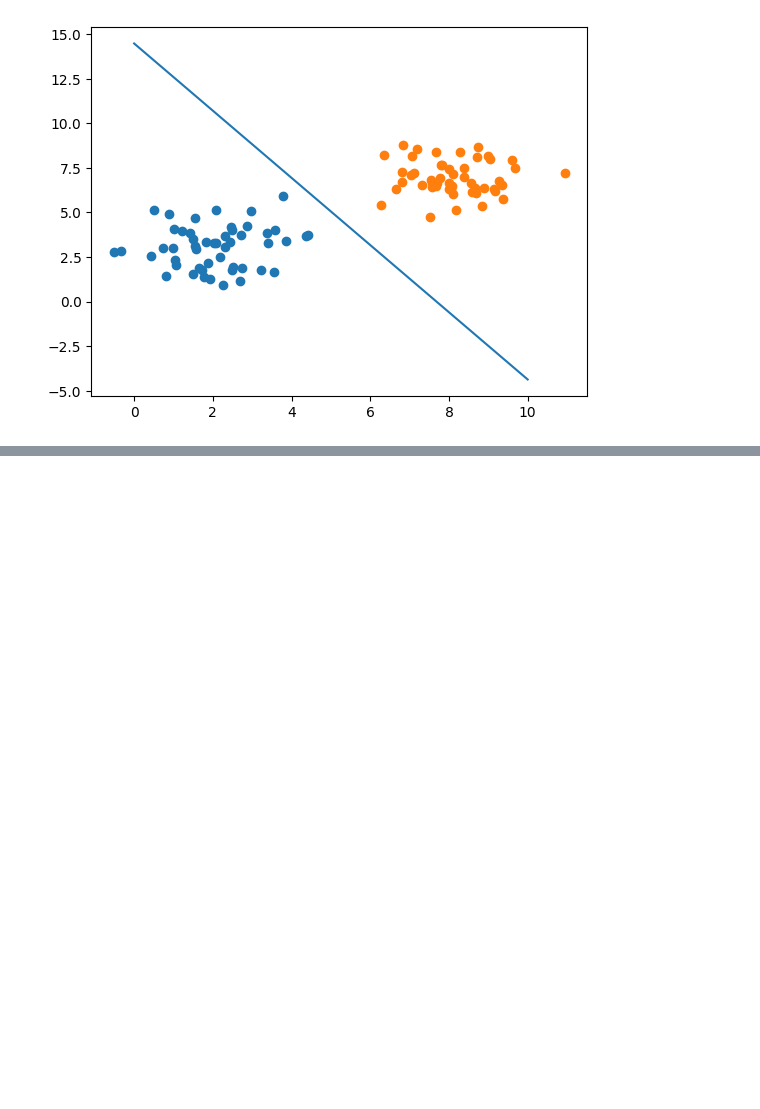
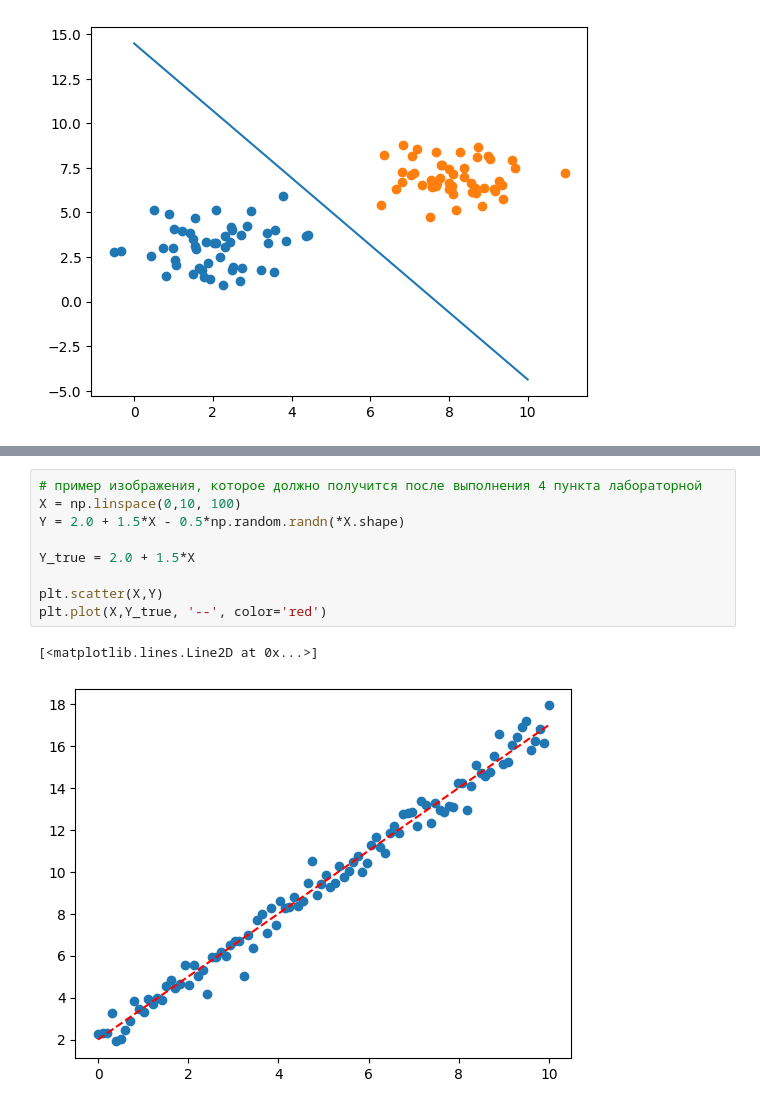
Before and after one commit to roman0810/AI-intro, a Jupyter notebook: lab2/lab2.ipynb, the cells around one changed output, grey strips where cells are left out. Saved outputs shown, nothing was run; the diff lists cells and outputs as text; blank space fills up the shorter version.

```diff
--- a/lab2/Untitled.ipynb
+++ b/lab2/lab2.ipynb
@@ -141,0 +153,12 @@ plt.scatter(group2[:,0], group2[:,1])
+# %%
+# пример изображения, которое должно получится после выполнения 4 пункта лабораторной
+X = np.linspace(0,10, 100)
+Y = 2.0 + 1.5*X - 0.5*np.random.randn(*X.shape)
+
+Y_true = 2.0 + 1.5*X
+
+plt.scatter(X,Y)
+plt.plot(X,Y_true, '--', color='red')
+# %% [output]
+[<matplotlib.lines.Line2D at 0x...>]
+[figure, added]
```
Also changed, not shown: parts of 3 cells of this notebook.
